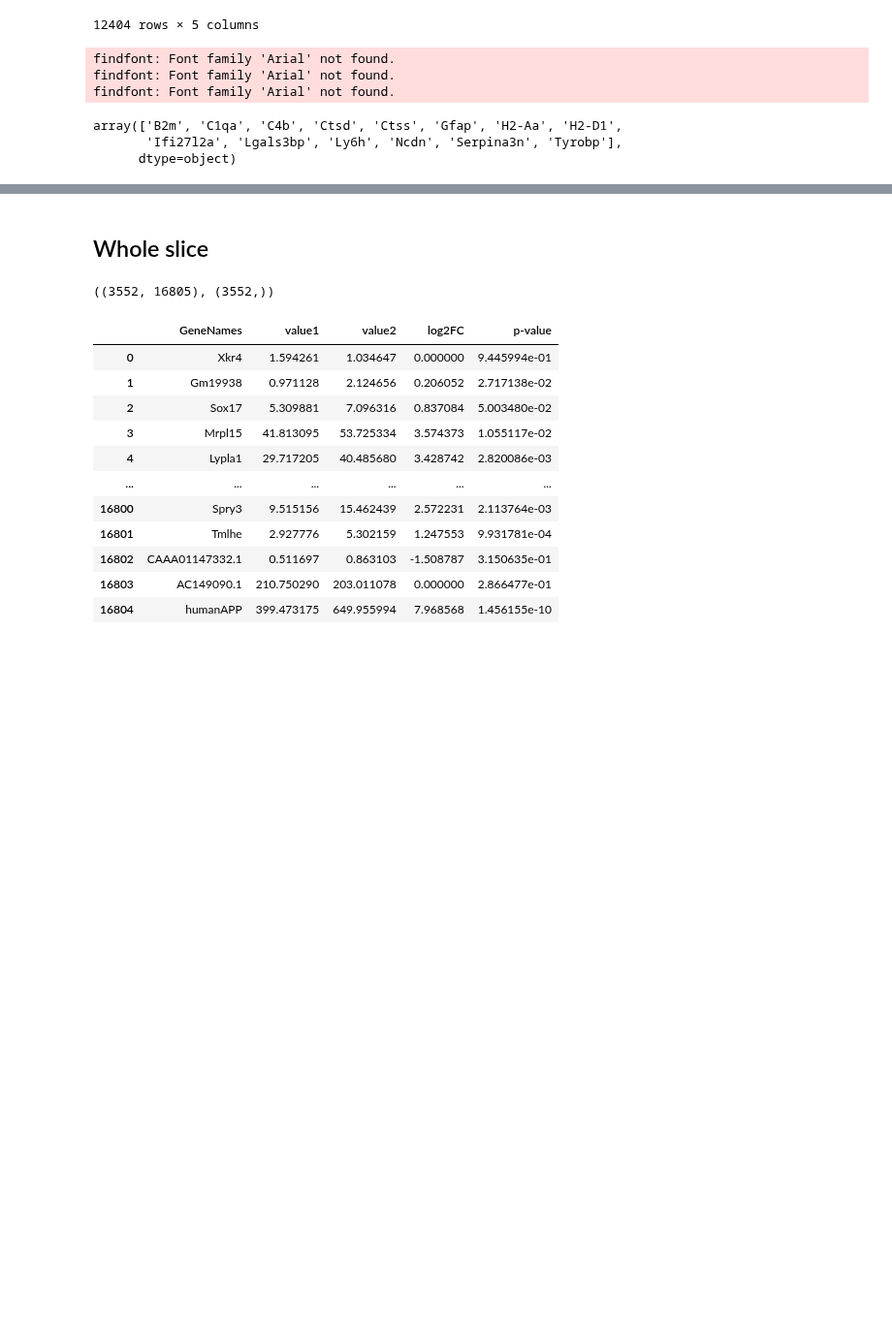
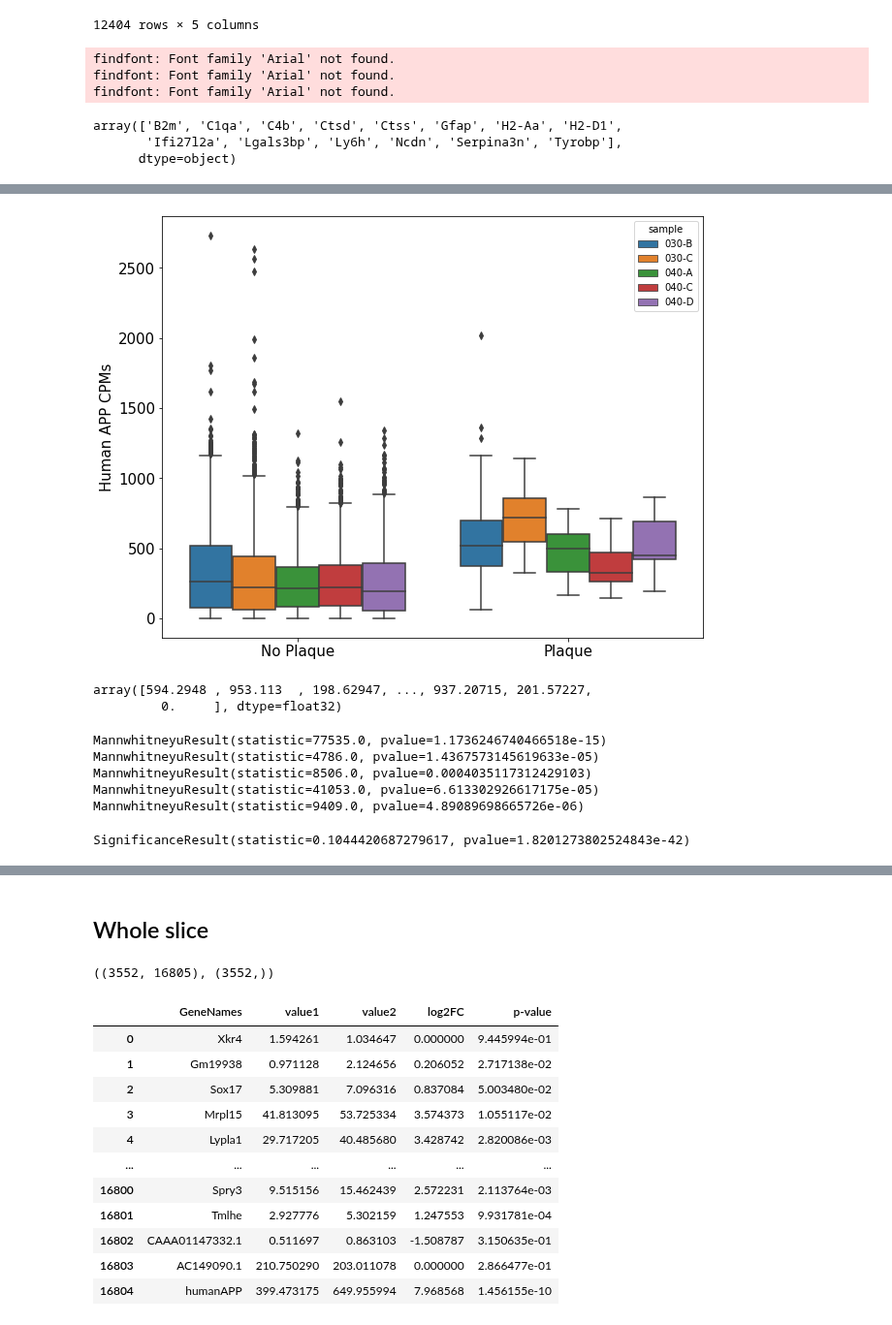
Before and after one commit to dmnburrows/spatial_transcriptomics, a Jupyter notebook: plaque_DE.ipynb, the cells around one changed output, grey strips where cells are left out. Shown at 97% size. Saved outputs shown, nothing was run; the diff lists cells and outputs as text; code cells hidden in the pictures; blank space fills up the shorter version.

```diff
--- a/plaque_DE.ipynb
+++ b/plaque_DE.ipynb
@@ -1059,0 +1060,14 @@ array(['B2m', 'C1qa', 'C4b', 'Ctsd', 'Ctss', 'Gfap', 'H2-Aa', 'H2-D1',
+# %%
+#group data together
+name_l = '030-B', '030-C', '040-A', '040-C', '040-D'
+
+for name in name_l:
+    spot_df, gene_df = run_(name)
+    if name == name_l[0]:
+        gene_all = gene_df['humanAPP'].values
+        lab = spot_df['plaque']
+        name_all = np.repeat(name, len(gene_df['humanAPP'].values))
+    else:
+        gene_all = np.append(gene_all, gene_df['humanAPP'].values)
+        lab = np.hstack((lab, spot_df['plaque']))
+        name_all = np.hstack((name_all, np.repeat(name, len(gene_df['humanAPP'].values))))
@@ -1059,0 +1085,3 @@ array(['B2m', 'C1qa', 'C4b', 'Ctsd', 'Ctss', 'Gfap', 'H2-Aa', 'H2-D1',
+# %%
+df = pd.DataFrame({'human APP CPMs': gene_all, 'plaque': lab, 'sample': name_all})
+df
@@ -1059,0 +1102,40 @@ array(['B2m', 'C1qa', 'C4b', 'Ctsd', 'Ctss', 'Gfap', 'H2-Aa', 'H2-D1',
+# %%
+import seaborn as sns
+# Correlate human APP expression with plaque load -- treat each spot independently
+fig,ax = plt.subplots(figsize=(10,8))
+sns.boxplot(data=df, x = 'plaque', y ='human APP CPMs', hue = 'sample')
+#set label names and size
+ax.set_ylabel('Human APP CPMs', fontsize=15)
+#remove x label
+ax.set_xlabel('')
+#change x tick names
+ax.set_xticklabels(['No Plaque', 'Plaque'], fontsize=15)
+#increase y tick size
+ax.tick_params(axis='y', labelsize=15)
+plt.show()
+# %% [output]
+[figure, added]
+# %%
+i=0
+df['human APP CPMs'].iloc[np.where((df['plaque'] == 0) & (df['sample'] == name_l[i]))[0]].values
+# %% [output]
+array([594.2948 , 953.113  , 198.62947, ..., 937.20715, 201.57227,
+         0.     ], dtype=float32)
+# %%
+# significant test
+from scipy.stats import mannwhitneyu
+# Wilcoxon signed rank test
+for i in range(len(name_l)):
+    print(mannwhitneyu(df['human APP CPMs'].iloc[np.where((df['plaque'] == 0) & (df['sample'] == name_l[i]))[0]].values, df['human APP CPMs'].iloc[np.where((df['plaque'] == 1) & (df['sample'] == name_l[i]))[0]].values, alternative='two-sided'))
+# %% [output]
+MannwhitneyuResult(statistic=77535.0, pvalue=1.1736246740466518e-15)
+MannwhitneyuResult(statistic=4786.0, pvalue=1.4367573145619633e-05)
+MannwhitneyuResult(statistic=8506.0, pvalue=0.0004035117312429103)
+MannwhitneyuResult(statistic=41053.0, pvalue=6.613302926617175e-05)
+MannwhitneyuResult(statistic=9409.0, pvalue=4.89089698665726e-06)
+# %%
+from scipy.stats import pointbiserialr
+
+pointbiserialr(df['plaque'], df['human APP CPMs'])
+# %% [output]
+SignificanceResult(statistic=0.1044420687279617, pvalue=1.8201273802524843e-42)
```
Also changed, not shown: parts of 32 cells of this notebook, 2 other files.
